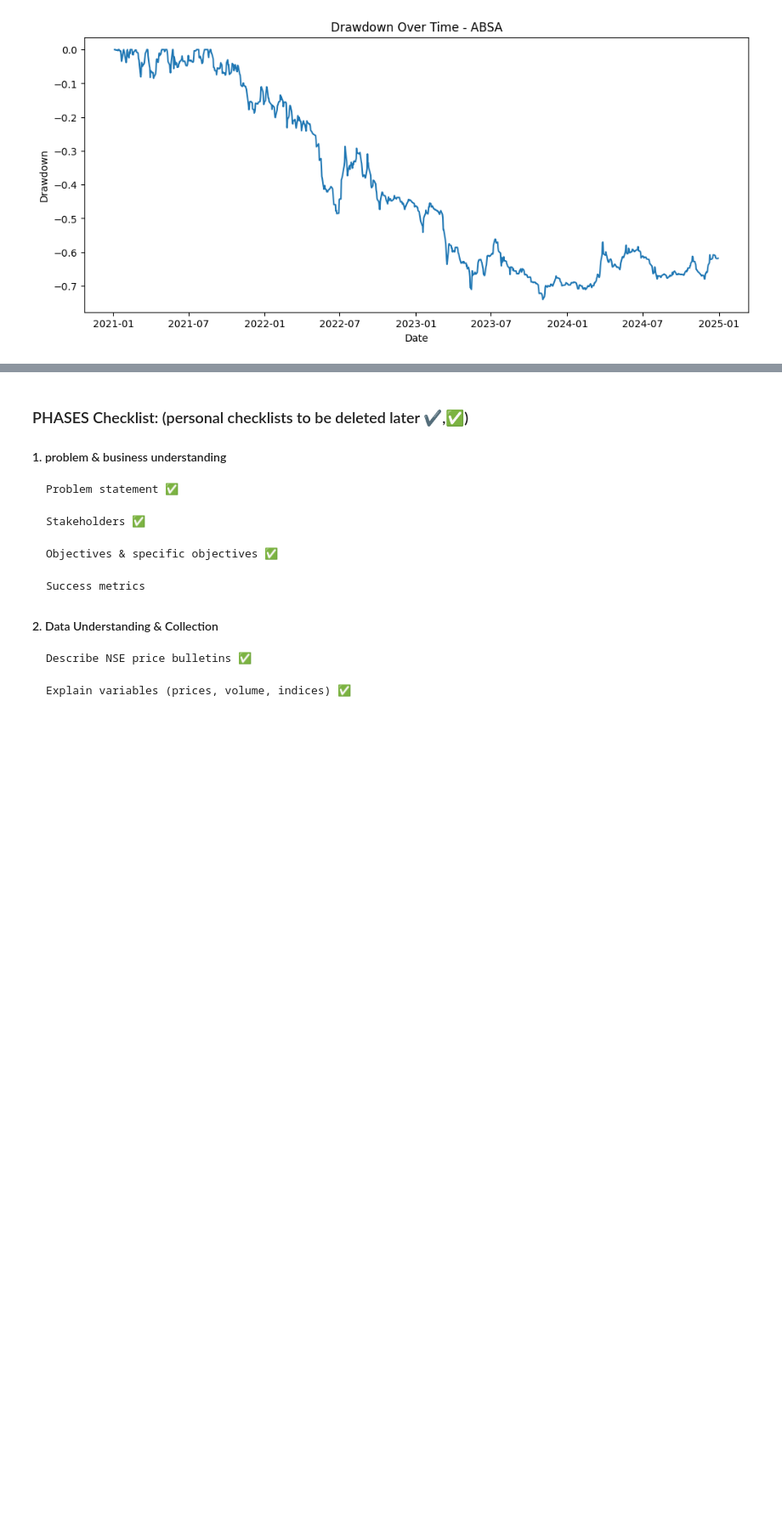
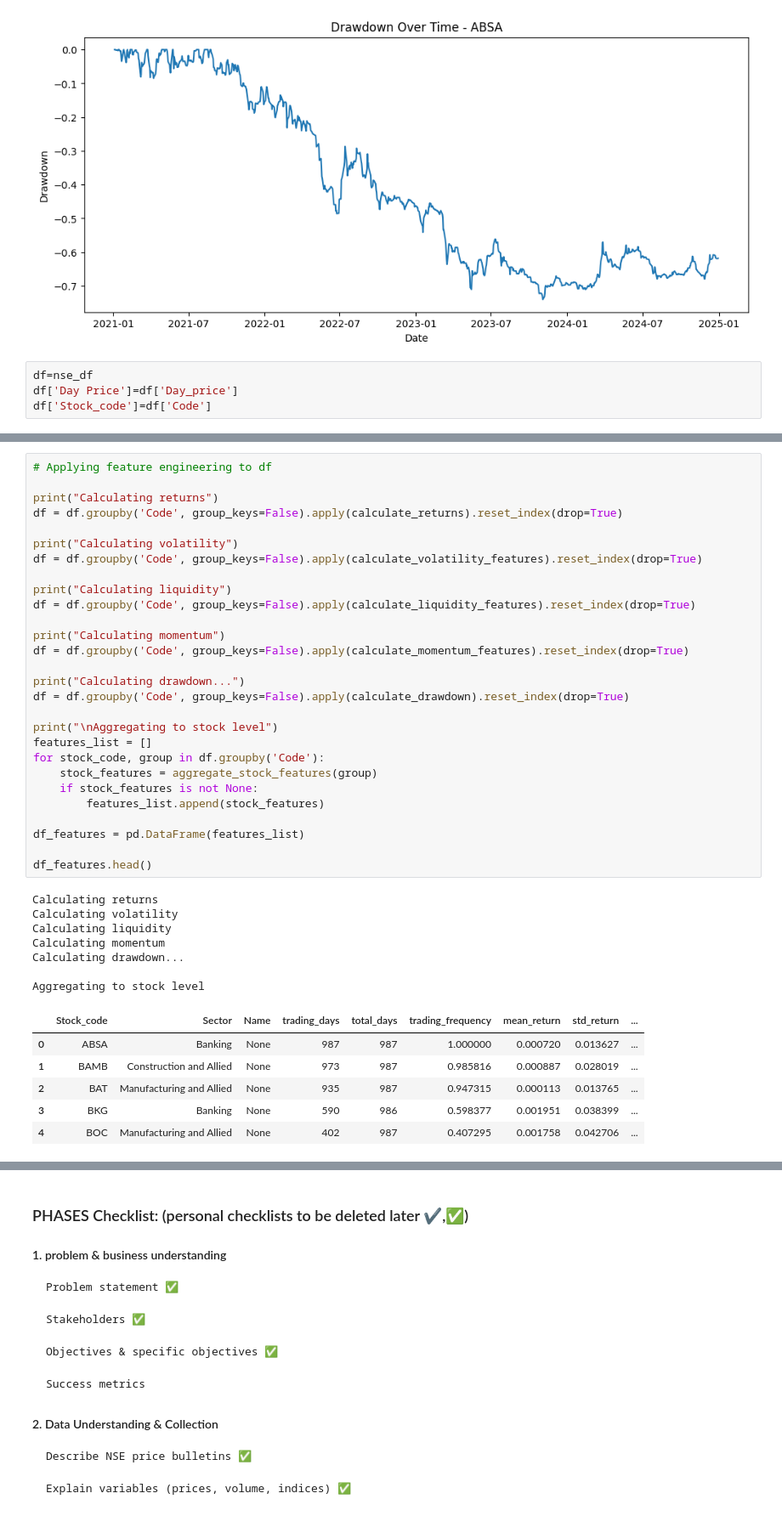
Before and after one commit to lorenaterah/NSE_Stock_Market_Segmentation, a Jupyter notebook: Notebooks/SharonK.ipynb, the cells around one changed output, grey strips where cells are left out. Shown at 85% size. Drawn from its saved outputs; the diff is of its cells as text; blank space fills up the shorter version.

```diff
--- a/Notebooks/SharonK.ipynb
+++ b/Notebooks/SharonK.ipynb
@@ -821,3 +847,7 @@ plt.ylabel("Drawdown")
 plt.show()
 # %% [output]
 [figure]
+# %%
+df=nse_df
+df['Day Price']=df['Day_price']
+df['Stock_code']=df['Code']
@@ -823,0 +946,42 @@ plt.show()
+# %%
+# Applying feature engineering to df
+
+print("Calculating returns")
+df = df.groupby('Code', group_keys=False).apply(calculate_returns).reset_index(drop=True)
+
+print("Calculating volatility")
+df = df.groupby('Code', group_keys=False).apply(calculate_volatility_features).reset_index(drop=True)
+
+print("Calculating liquidity")
+df = df.groupby('Code', group_keys=False).apply(calculate_liquidity_features).reset_index(drop=True)
+
+print("Calculating momentum")
+df = df.groupby('Code', group_keys=False).apply(calculate_momentum_features).reset_index(drop=True)
+
+print("Calculating drawdown...")
+df = df.groupby('Code', group_keys=False).apply(calculate_drawdown).reset_index(drop=True)
+
+print("\nAggregating to stock level")
+features_list = []
+for stock_code, group in df.groupby('Code'):
+    stock_features = aggregate_stock_features(group)
+    if stock_features is not None:
+        features_list.append(stock_features)
+
+df_features = pd.DataFrame(features_list)
+
+df_features.head()
+# %% [output]
+Calculating returns
+Calculating volatility
+Calculating liquidity
+Calculating momentum
+Calculating drawdown...
+
+Aggregating to stock level
+|  | Stock_code | Sector | Name | trading_days | total_days | trading_frequency | mean_return | std_return | ... |
+| 0 | ABSA | Banking | None | 987 | 987 | 1.000000 | 0.000720 | 0.013627 | ... |
+| 1 | BAMB | Construction and Allied | None | 973 | 987 | 0.985816 | 0.000887 | 0.028019 | ... |
+| 2 | BAT | Manufacturing and Allied | None | 935 | 987 | 0.947315 | 0.000113 | 0.013765 | ... |
+| 3 | BKG | Banking | None | 590 | 986 | 0.598377 | 0.001951 | 0.038399 | ... |
+| 4 | BOC | Manufacturing and Allied | None | 402 | 987 | 0.407295 | 0.001758 | 0.042706 | ... |
```
Also changed, not shown: parts of 19 cells of this notebook.
